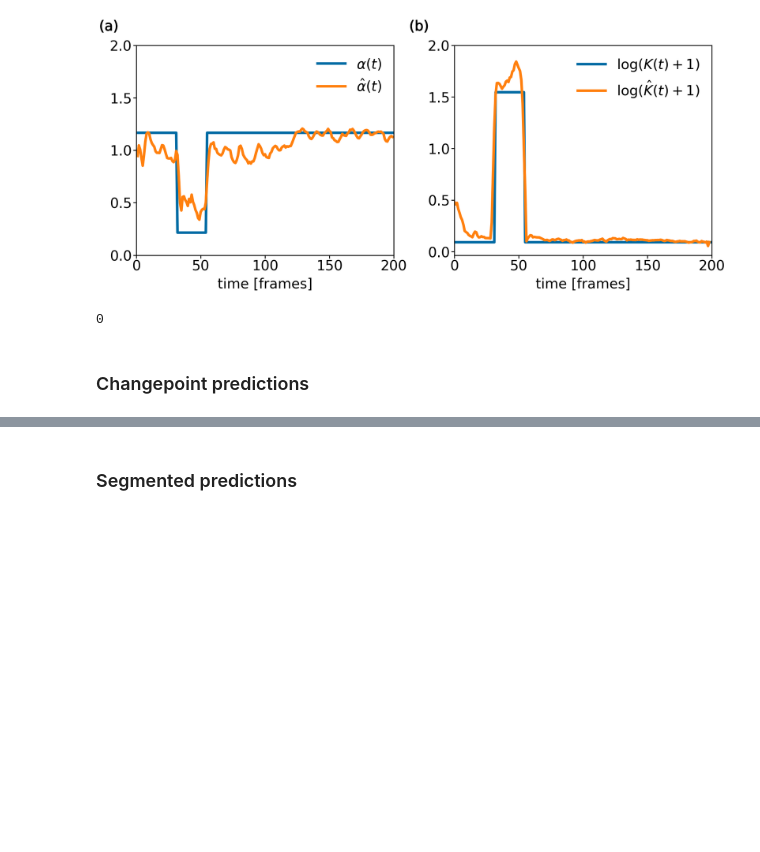
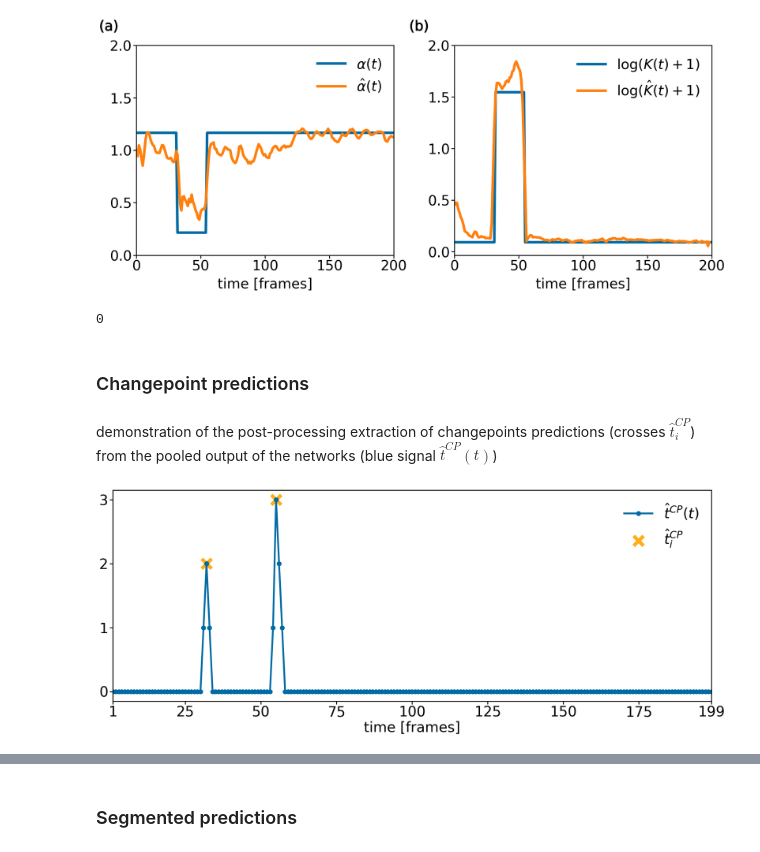
Before and after one commit to bo-lab-kcl/Sequ-AnDi, a Jupyter notebook: usingSequandi.ipynb, the cells around one changed output, grey strips where cells are left out. Cells and saved outputs as stored; diff of their text form; code cells hidden in the pictures; blank space fills up the shorter version.

```diff
--- a/usingSequandi.ipynb
+++ b/usingSequandi.ipynb
@@ -418,3 +416,26 @@ print(t)
 0
 # %% [markdown]
 ### Changepoint predictions
+# %% [markdown]
+demonstration of the post-processing extraction of changepoints predictions (crosses $\hat t^{CP}_i$) from the pooled output of the networks (blue signal $\hat t^{CP}(t)$)
+# %%
+t=trackt # index of tracked trajectory (during post processing) in rawTrajs array
+fs=32
+plt.figure(figsize=(20,8))
+times= np.arange(1,len(alphaMeansPred[t])+1,1)
+
+plt.plot(times,cpsTrajSignal,'-o',markersize=10,lw=4,label=r'$\hat t^{CP}(t)$')
+plt.scatter(CPWinPred[t],cpsTrajSignal[CPWinPred[t]-1],s=500,marker='x',lw=8,color='orange',label=r'$\hat t^{CP}_i$',alpha=0.9)
+
+# plt.axhline(2,ls='dashed',lw=4,color='grey',alpha=0.8)
+plt.xlim(times[0],times[-1])
+plt.yticks([0,1,2,3],fontsize=fs)
+plt.xticks([1,25,50,75,100,125,150,175,199],fontsize=fs)
+plt.xlabel('time [frames]',fontsize=fs)
+plt.legend(fontsize=fs, frameon=0)
+plt.tick_params(width=2,length=7)
+plt.tight_layout()
+
+plt.show()
+# %% [output]
+[figure, added]
```
Also changed, not shown: parts of 21 cells of this notebook.
